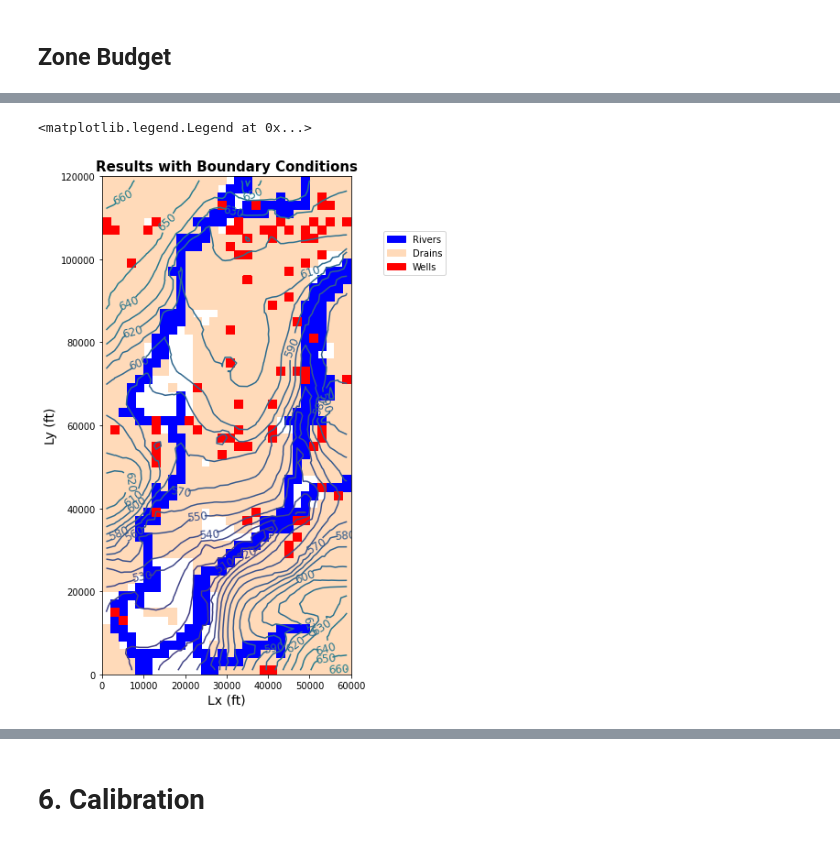
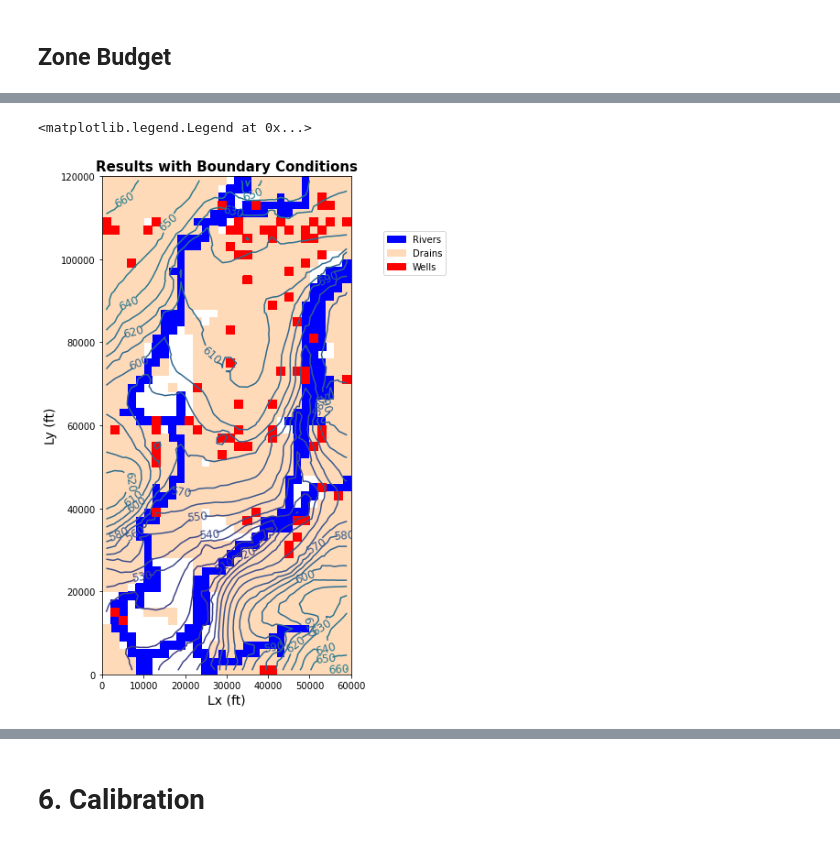
Before and after one commit to dbabrams/ShallowDolomite_Group, a Jupyter notebook: Master_Code/WillCounty_Final_MODFLOW.ipynb, the cells around one changed output, grey strips where cells are left out. Drawn from its saved outputs; the diff is of its cells as text; code cells hidden in the pictures.

```diff
--- a/Master_Code/WillCounty_Final_MODFLOW.ipynb
+++ b/Master_Code/WillCounty_Final_MODFLOW.ipynb
@@ -709,26 +784,26 @@ array([(1., 0, 0, 'FROM_CONSTANT_HEAD', 0.0000000e+00, 0.0000000e+00),
 # %%
 '''Plot results with boundary conditions'''
 #----------------------------------------------------------------------------
 plt.figure(figsize=(10,10)) #create 10 x 10 figure
 modelmap = flopy.plot.map.PlotMapView(model=m, layer=0) #use plotmapview to attach plot to model
 contour_levels = np.linspace(400,1000,61) #set contour levels for contouring head
 head_contours = modelmap.contour_array(head[9], levels=contour_levels) #create head contours
 plt.clabel(head_contours, inline=True,fontsize=12,fmt='%1.0f')
-drain_map = modelmap.plot_bc(ftype='DRN', color='peachpuff')
 rvr = modelmap.plot_bc(ftype='RIV',color="blue")
-well_map = modelmap.plot_bc(ftype='WEL',plotAll=True) #plot the well sites onto the model domain and show with the top layer
+drn_map = modelmap.plot_bc(ftype='DRN', color='peachpuff')
+wel_map = modelmap.plot_bc(ftype='WEL',plotAll=True) #plot well locations in the model domain, shown on the top layer for visibility
 
-#display parameters
+# display parameters
 plt.xlabel('Lx (ft)',fontsize = 14)
 plt.ylabel('Ly (ft)',fontsize = 14)
 plt.title('Results with Boundary Conditions', fontsize = 15, fontweight = 'bold')
 
-#Create a legend for the boundary conditions
+# create a legend for the boundary conditions
 plt.legend(handles=[
   mp.patches.Patch(color='blue', label='Rivers'),
   mp.patches.Patch(color='peachpuff', label='Drains'),
   mp.patches.Patch(color='red', label='Wells') ], bbox_to_anchor=(1.4,0.9))
 # %% [output]
 <matplotlib.legend.Legend at 0x...>
-[figure, old version]
+[figure, new version]
 # %%
```
Also changed, not shown: parts of 32 cells of this notebook.
